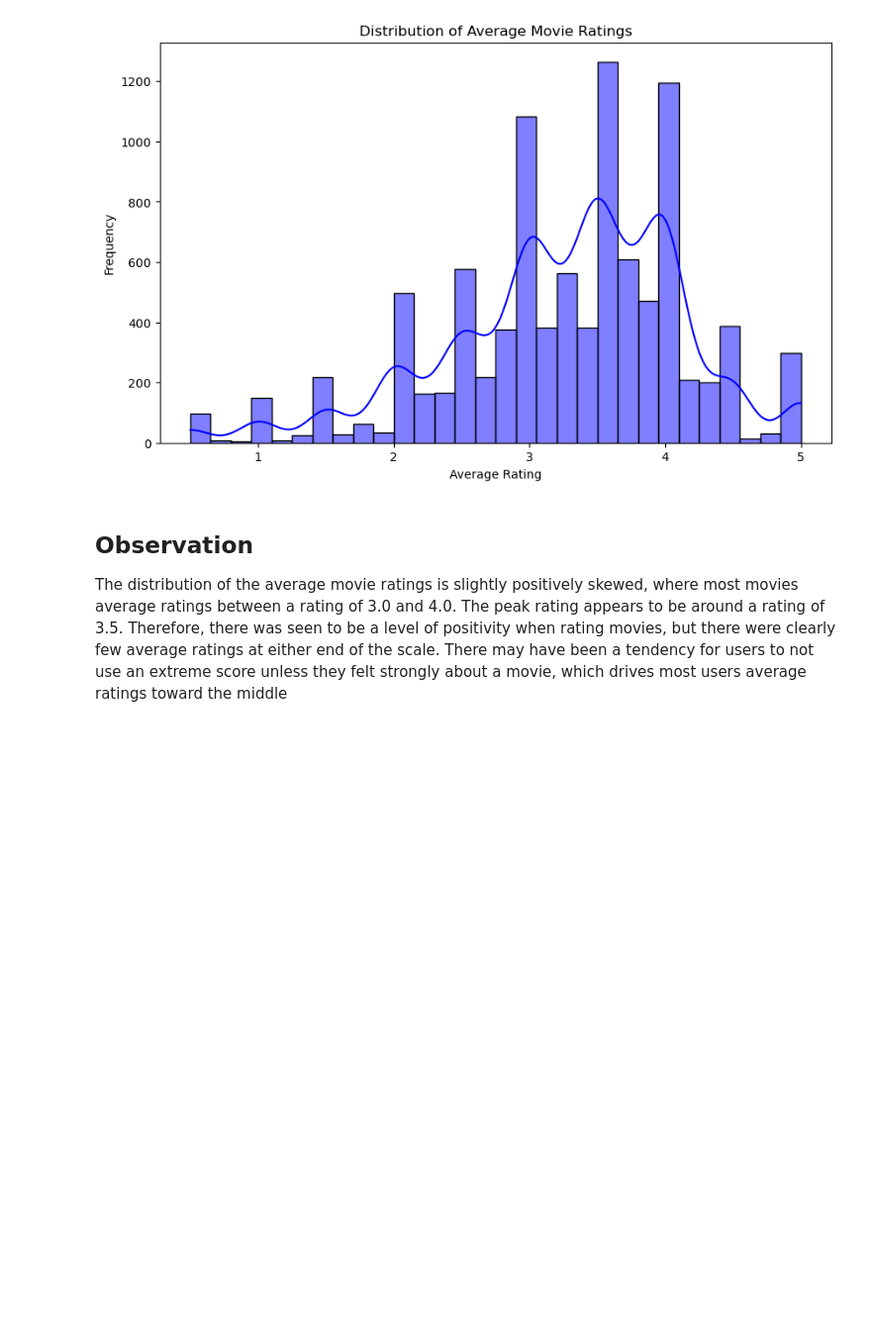
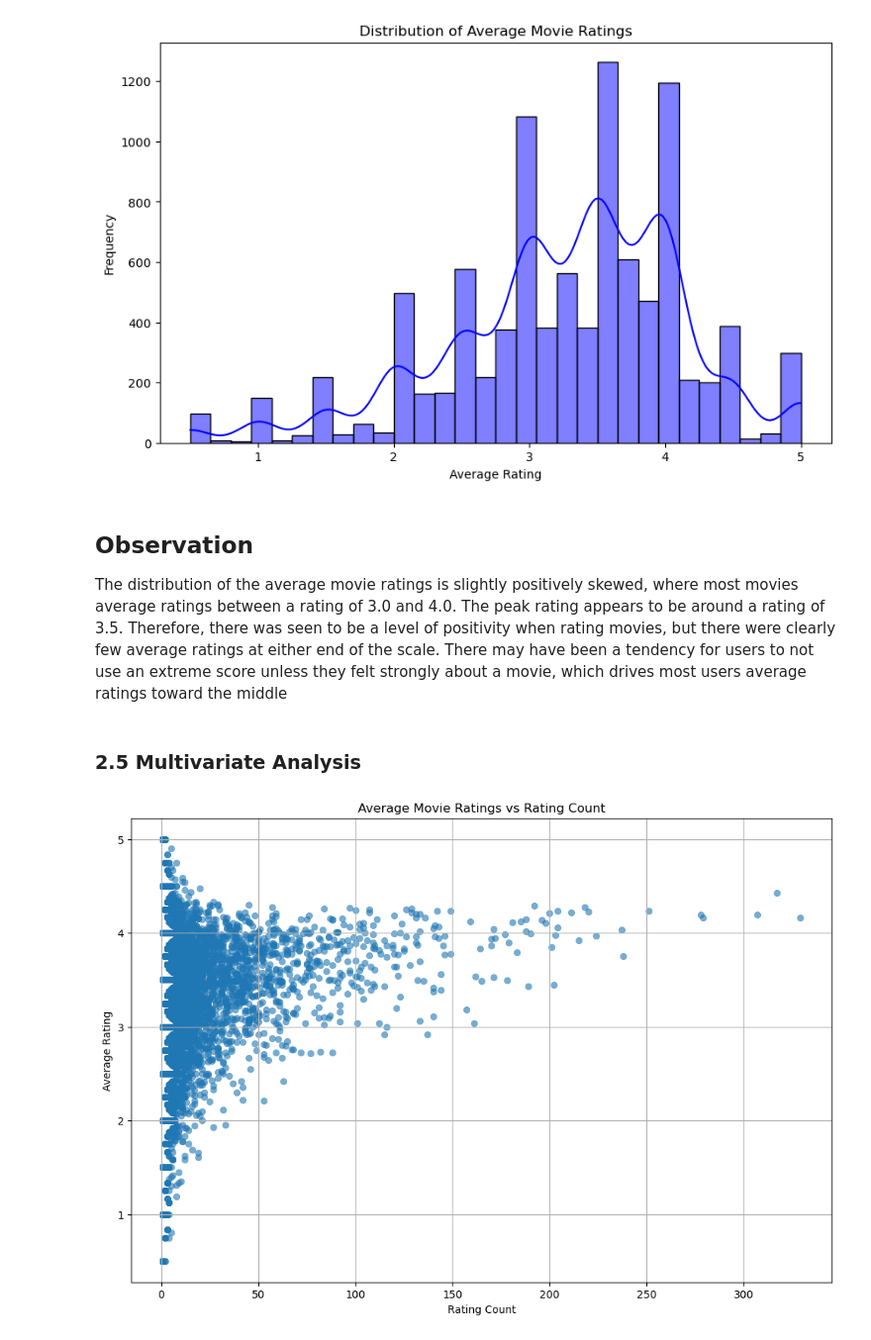
Before and after one commit to rachael-coder/MovieLens-Recommendation-Systems, a Jupyter notebook: movierecommendation.ipynb, the cells around one changed output. Shown: that part at 99% size. Saved outputs shown, nothing was run; the diff lists cells and outputs as text; code cells hidden in the pictures; blank space fills up the shorter version.

```diff
--- a/movierecommendation.ipynb
+++ b/movierecommendation.ipynb
@@ -353,3 +361,17 @@ Text(0, 0.5, 'Frequency')
 # %% [markdown]
 ## Observation
 The distribution of the average movie ratings is slightly positively skewed, where most movies average ratings between a rating of 3.0 and 4.0. The peak rating appears to be around a rating of 3.5. Therefore, there was seen to be a level of positivity when rating movies, but there were clearly few average ratings at either end of the scale. There may have been a tendency for users to not use an extreme score unless they felt strongly about a movie, which drives most users average ratings toward the middle
+# %% [markdown]
+### 2.5 Multivariate Analysis
+# %%
+# multivariate analysis of average ratings vs genre vs rating count
+plt.figure(figsize=(12, 8))
+sns.scatterplot(x='rating_count', y='mean_rating', data=movie_stats, alpha
+=0.6, edgecolor=None)
+plt.title('Average Movie Ratings vs Rating Count')
+plt.xlabel('Rating Count')
+plt.ylabel('Average Rating')
+plt.grid(True)
+plt.show()
+# %% [output]
+[figure, added]
```
Also changed, not shown: parts of 52 cells of this notebook, 1 other file.
